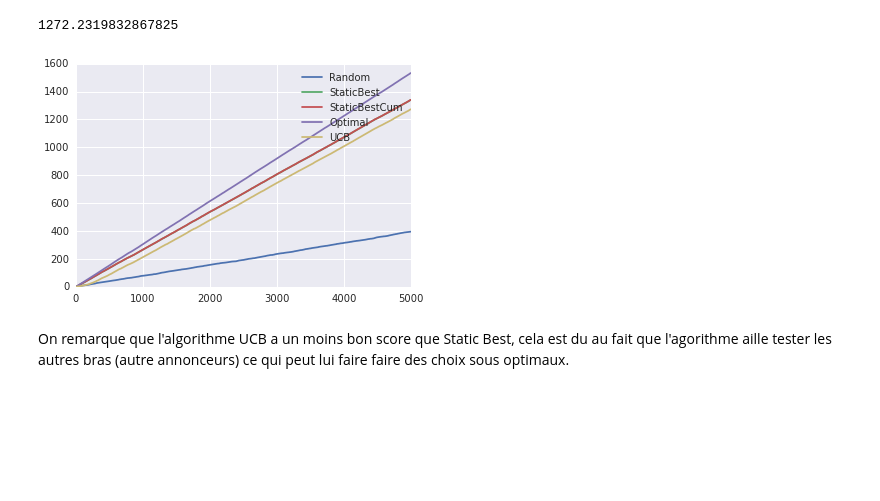
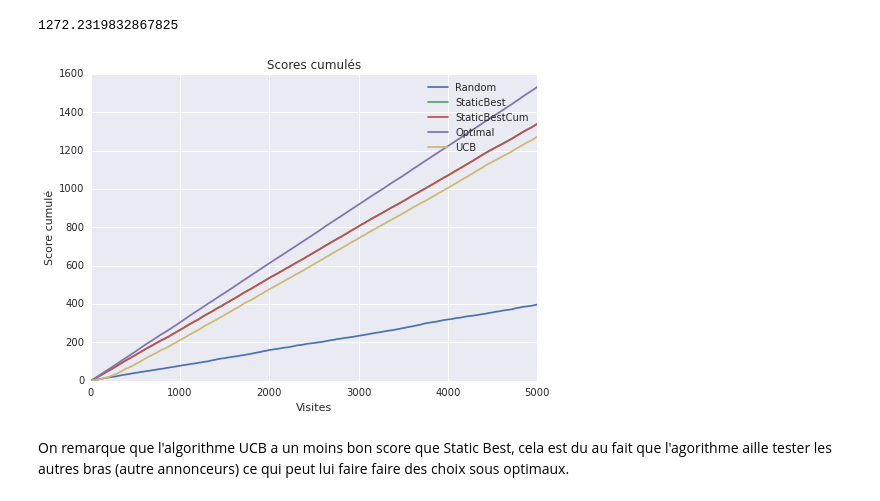
Before and after one commit to ToqueWillot/M2DAC, a Jupyter notebook: FDMS/TME9/tme9.ipynb, the cells around one changed output. Drawn from its saved outputs; the diff is of its cells as text; code cells hidden in the pictures; blank space fills up the shorter version.

```diff
--- a/FDMS/TME9/tme9.ipynb
+++ b/FDMS/TME9/tme9.ipynb
@@ -207,13 +207,16 @@ score.sum()
 # %%
 plt.plot(traceRandom, label = "Random")
 plt.plot(traceStaticBest, label = "StaticBest")
 plt.plot(traceStaticBestCum, label = "StaticBestCum")
 plt.plot(traceOptimal, label = "Optimal")
 plt.plot(UCB, label = "UCB")
+plt.xlabel("Visites")
+plt.ylabel(u"Score cumulé")
+plt.title(u"Scores cumulés")
 plt.legend()
 plt.show()
 # %% [output]
-[figure, old version]
+[figure, new version]
 # %% [markdown]
 On remarque que l'algorithme UCB a un moins bon score que Static Best, cela est du au fait que l'agorithme aille tester les autres bras (autre annonceurs) ce qui peut lui faire faire des choix sous optimaux.
 # %% [markdown]
```
Also changed, not shown: parts of 9 cells of this notebook, 1 other file.
